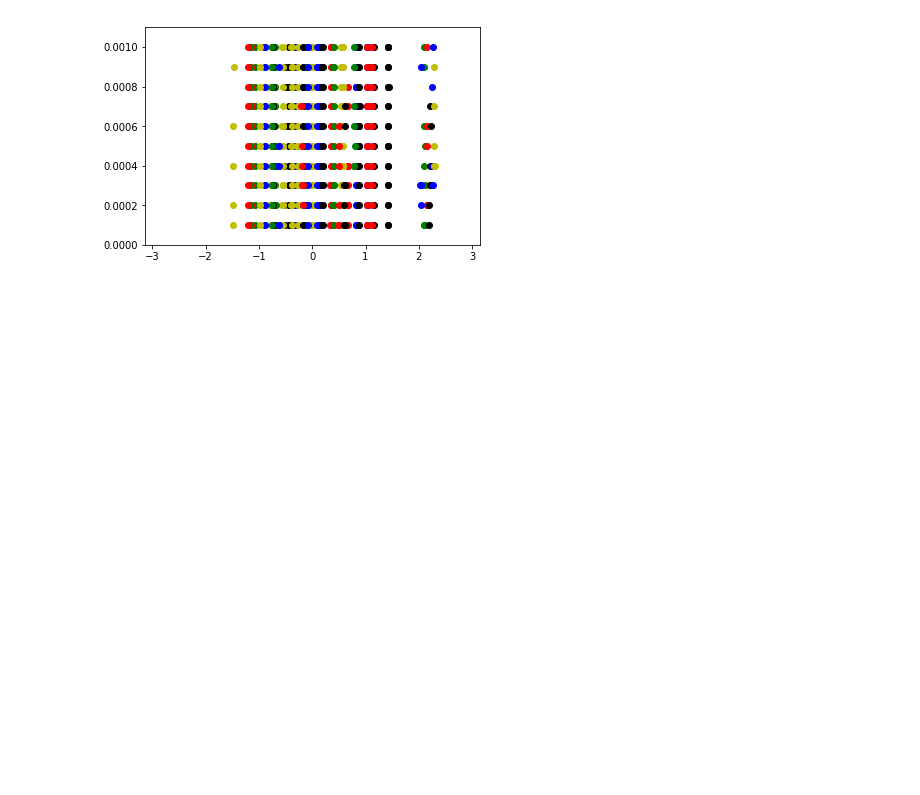
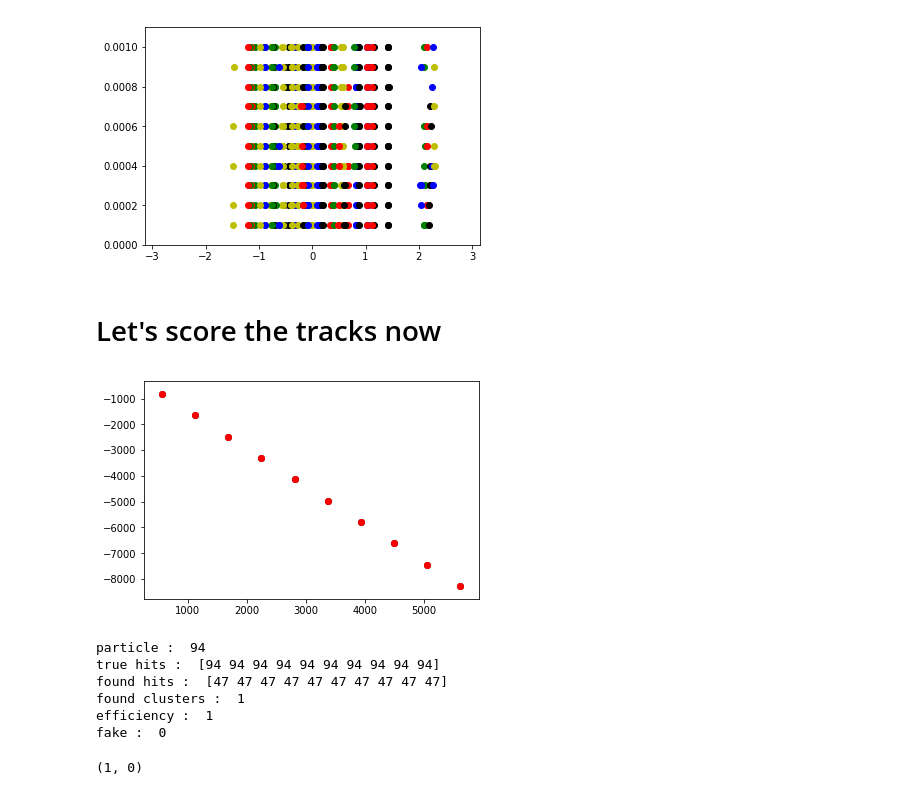
Before and after one commit to yetkinyilmaz/TrackML2D, a Jupyter notebook: notebook_trackML.ipynb, the cells around one changed output. Saved outputs shown, nothing was run; the diff lists cells and outputs as text; code cells hidden in the pictures; blank space fills up the shorter version.

```diff
--- a/notebook_trackML.ipynb
+++ b/notebook_trackML.ipynb
@@ -148,3 +148,5 @@ for foundtrack in np.unique(y_pred):
 plt.show()
 # %% [output]
 [figure]
+# %% [markdown]
+# Let's score the tracks now
@@ -150,0 +155,30 @@ plt.show()
+# %%
+def analyze_particle(particle = 5):
+
+    plt.scatter(X_train_df.values[y_test[:] == particle,0],X_train_df.values[y_test[:] == particle,1],color='k')
+
+    found_hits = y_pred[y_test[:] == particle]
+    #        print "found hits : ", found_hits
+
+    nsubcluster=len(np.unique(found_hits[found_hits[:] >= 0]))
+    #        print "found clusters : ", nsubcluster
+
+    if(nsubcluster > 0):
+            # fix for degeneracy!
+            foundtrack = np.argmax(np.bincount(found_hits[found_hits[:] >= 0]))
+            plt.scatter(X_train_df.values[y_pred[:] == foundtrack,0],X_train_df.values[y_pred[:] == foundtrack,1],color='r')
+
+
+    plt.show()
+    return sc.evaluate(y_test,y_pred,particle)
+# %%
+analyze_particle(94)
+# %% [output]
+[figure, added]
+particle :  94
+true hits :  [94 94 94 94 94 94 94 94 94 94]
+found hits :  [47 47 47 47 47 47 47 47 47 47]
+found clusters :  1
+efficiency :  1
+fake :  0
+(1, 0)
```
Also changed, not shown: parts of 11 cells of this notebook, 2 other files.
